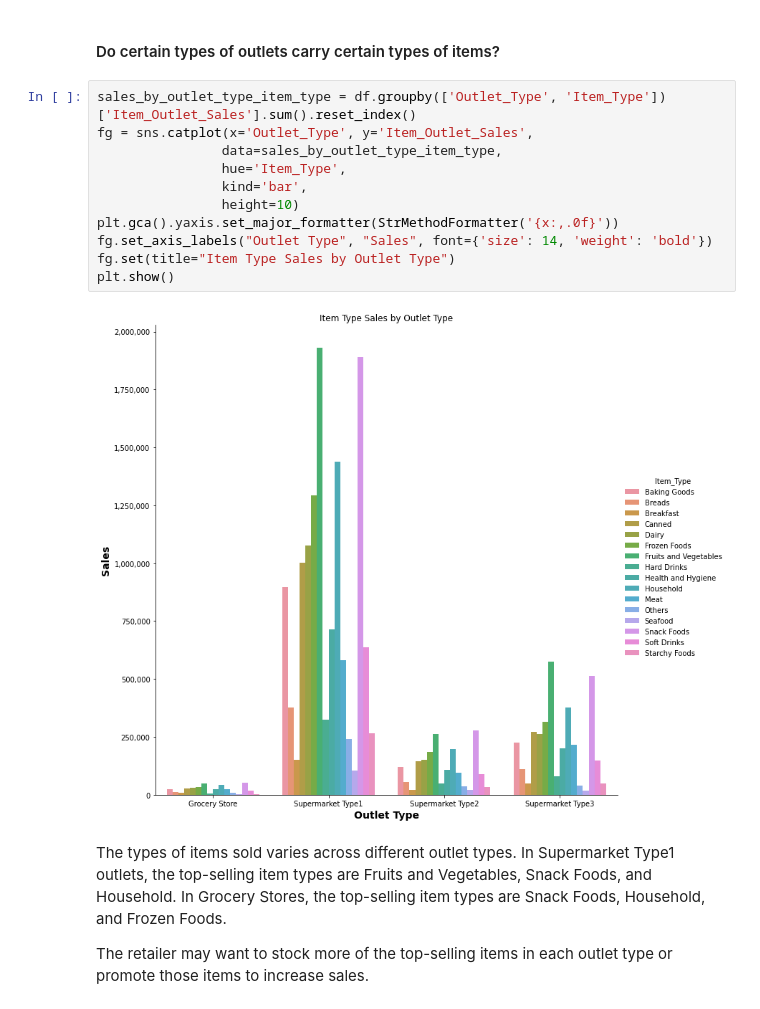
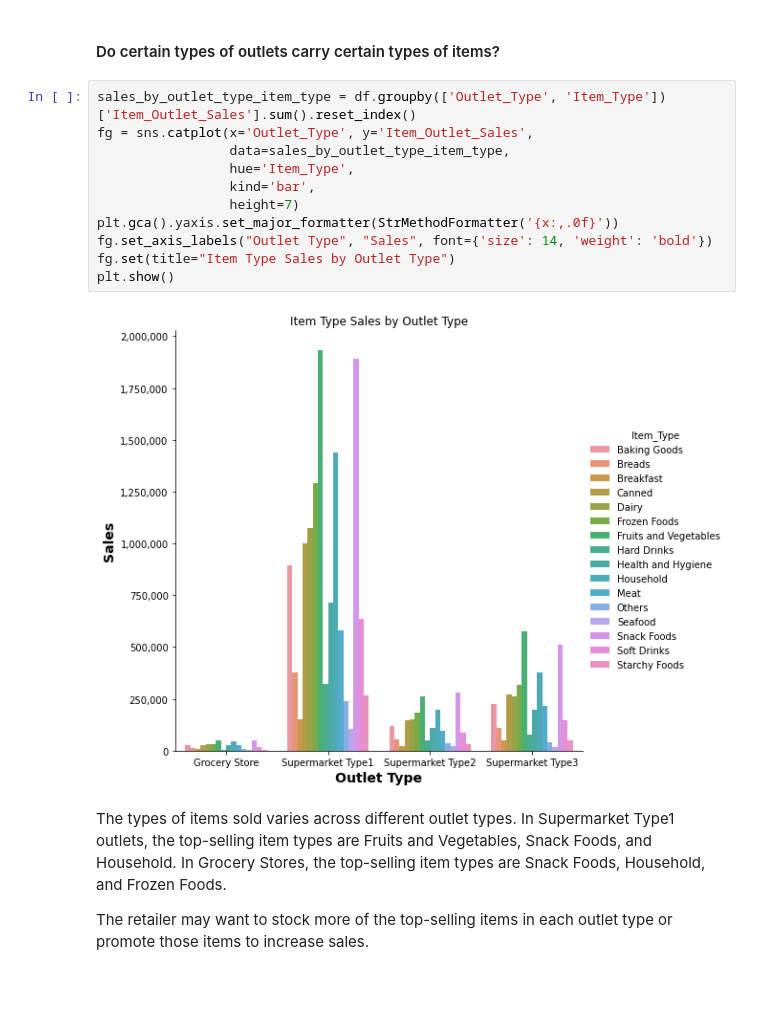
Before and after one commit to osluder/food-sales-predictions, a Jupyter notebook: food-sales-predictions.ipynb, the cells around one changed output. Drawn from its saved outputs; the diff is of its cells as text.

```diff
--- a/food-sales-predictions.ipynb
+++ b/food-sales-predictions.ipynb
@@ -819,16 +818,16 @@ The retailer may want to adjust the prices of certain items to increase their sa
 # %%
 sales_by_outlet_type_item_type = df.groupby(['Outlet_Type', 'Item_Type'])['Item_Outlet_Sales'].sum().reset_index()
 fg = sns.catplot(x='Outlet_Type', y='Item_Outlet_Sales',
-                data=sales_by_outlet_type_item_type,
-                hue='Item_Type',
-                kind='bar',
-                height=10)
+                 data=sales_by_outlet_type_item_type,
+                 hue='Item_Type',
+                 kind='bar',
+                 height=7)
 plt.gca().yaxis.set_major_formatter(StrMethodFormatter('{x:,.0f}'))
 fg.set_axis_labels("Outlet Type", "Sales", font={'size': 14, 'weight': 'bold'})
 fg.set(title="Item Type Sales by Outlet Type")
 plt.show()
 # %% [output]
-[figure, old version]
+[figure, new version]
 # %% [markdown]
 The types of items sold varies across different outlet types. In Supermarket Type1 outlets, the top-selling item types are Fruits and Vegetables, Snack Foods, and Household. In Grocery Stores, the top-selling item types are Snack Foods, Household, and Frozen Foods.
 
```
Also changed, not shown: parts of 3 cells of this notebook.
